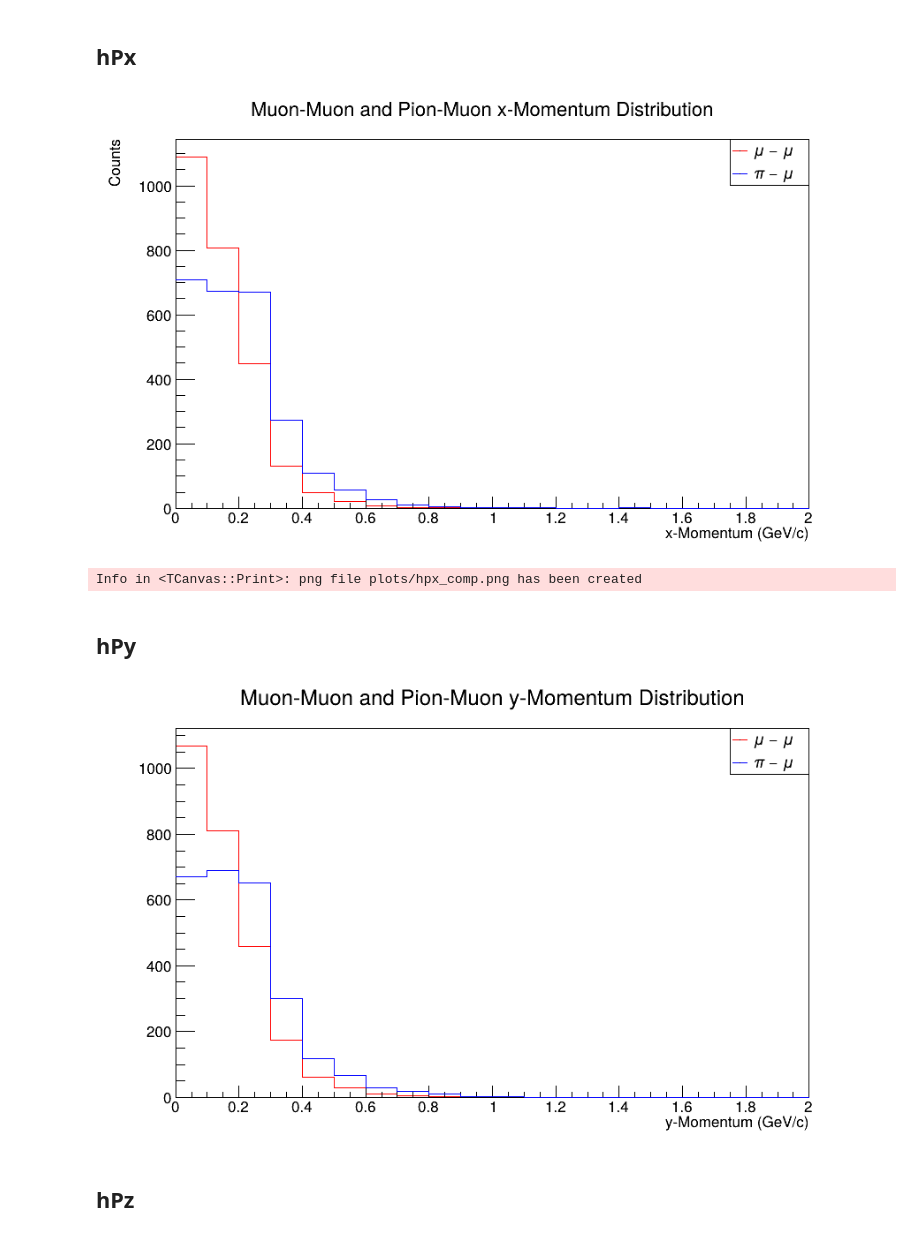
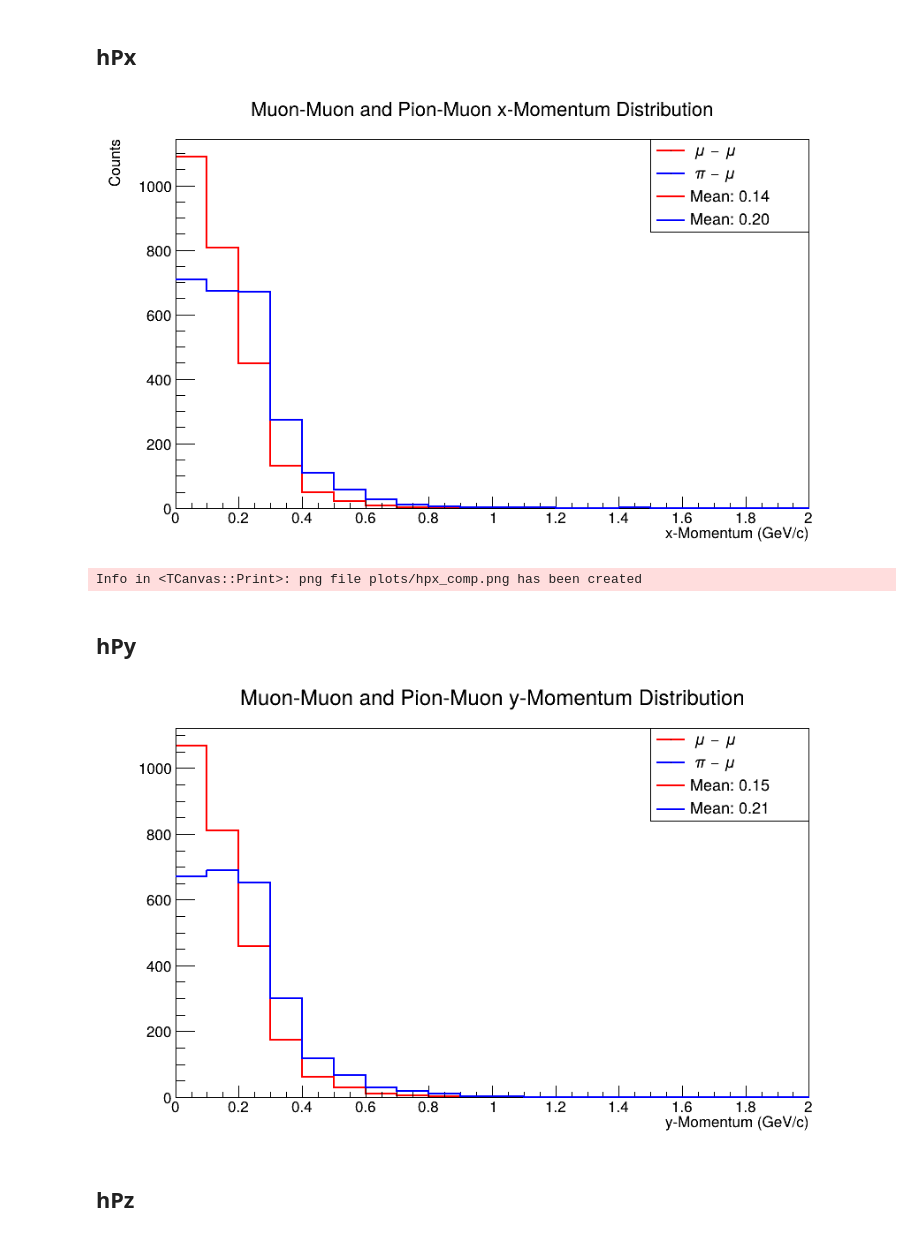
Before and after one commit to Parshathi/ProtoDUNE_BSM_LArSoft, a Jupyter notebook: Plots_diff_decays.ipynb, the cells around one changed output. Saved outputs shown, nothing was run; the diff lists cells and outputs as text; code cells hidden in the pictures.

Commit message:
Plots with mean

```diff
--- a/Plots_diff_decays.ipynb
+++ b/Plots_diff_decays.ipynb
@@ -21,6 +21,9 @@ mumu = folder2.Get("hPx")
 mumu.SetLineColor(ROOT.kRed)
 pimu.SetLineColor(ROOT.kBlue)
 
+mumu.SetLineWidth(2)
+pimu.SetLineWidth(2)
+
 
 
 ROOT.gStyle.SetOptStat(0)
@@ -35,9 +38,14 @@ pimu.SetTitle("Muon-Muon and Pion-Muon x-Momentum Distribution")
 mumu.SetYTitle("Counts")
 pimu.SetYTitle("Counts")
 
-legend = ROOT.TLegend(0.8,0.8,0.9,0.9)
+mean1 = mumu.GetMean()
+mean2 = pimu.GetMean()
+
+legend = ROOT.TLegend(0.7,0.7,0.9,0.9)
 legend.AddEntry(mumu, r"$\mu- \mu$")
 legend.AddEntry(pimu, r"$\pi - \mu$")
+legend.AddEntry(mumu, "Mean: %.2f" % mean1, "l")
+legend.AddEntry(pimu, "Mean: %.2f" % mean2, "l")
 legend.Draw()
 
 canvas.Draw()
@@ -46,7 +54,7 @@ canvas.Draw()
 canvas.SaveAs("plots/hpx_comp.png")
 display(Image(filename="plots/hpx_comp.png"))
 # %% [output]
-[figure, old version]
+[figure, new version]
 Info in <TCanvas::Print>: png file plots/hpx_comp.png has been created
 # %% [markdown]
 ## hPy
@@ -58,35 +66,41 @@ g = ROOT.TFile("root_files/hepmc_601MeV_mumu.root", "READ")
 
 folder1 = f.Get("generator")
 folder2 = g.Get("generator")
 
 canvas =True
 canvas = ROOT.TCanvas("canvas", "canvas", 900,550)
 
 pimu = folder1.Get("hPy")
 mumu = folder2.Get("hPy")
 
 mumu.SetLineColor(ROOT.kRed)
 pimu.SetLineColor(ROOT.kBlue)
 
+mumu.SetLineWidth(2)
+pimu.SetLineWidth(2)
 
+mean1 = mumu.GetMean()
+mean2 = pimu.GetMean()
 
 mumu.SetTitle("Muon-Muon and Pion-Muon y-Momentum Distribution")
 pimu.SetTitle("Muon-Muon and Pion-Muon y-Momentum Distribution")
 
 
 mumu.Draw()
 pimu.Draw("same")
 
-legend = ROOT.TLegend(0.8,0.8,0.9,0.9)
+legend = ROOT.TLegend(0.7,0.7,0.9,0.9)
 
 legend.AddEntry(mumu, r"$\mu- \mu$")
 legend.AddEntry(pimu, r"$\pi - \mu$")
+legend.AddEntry(mumu, "Mean: %.2f" % mean1, "l")
+legend.AddEntry(pimu, "Mean: %.2f" % mean2, "l")
 
 legend.Draw()
 
 canvas.Draw()
 # %% [output]
-[figure, old version]
+[figure, new version]
 # %% [markdown]
 ## hPz
 # %%
```
Also changed, not shown: parts of 2 cells of this notebook, 1 other file.
